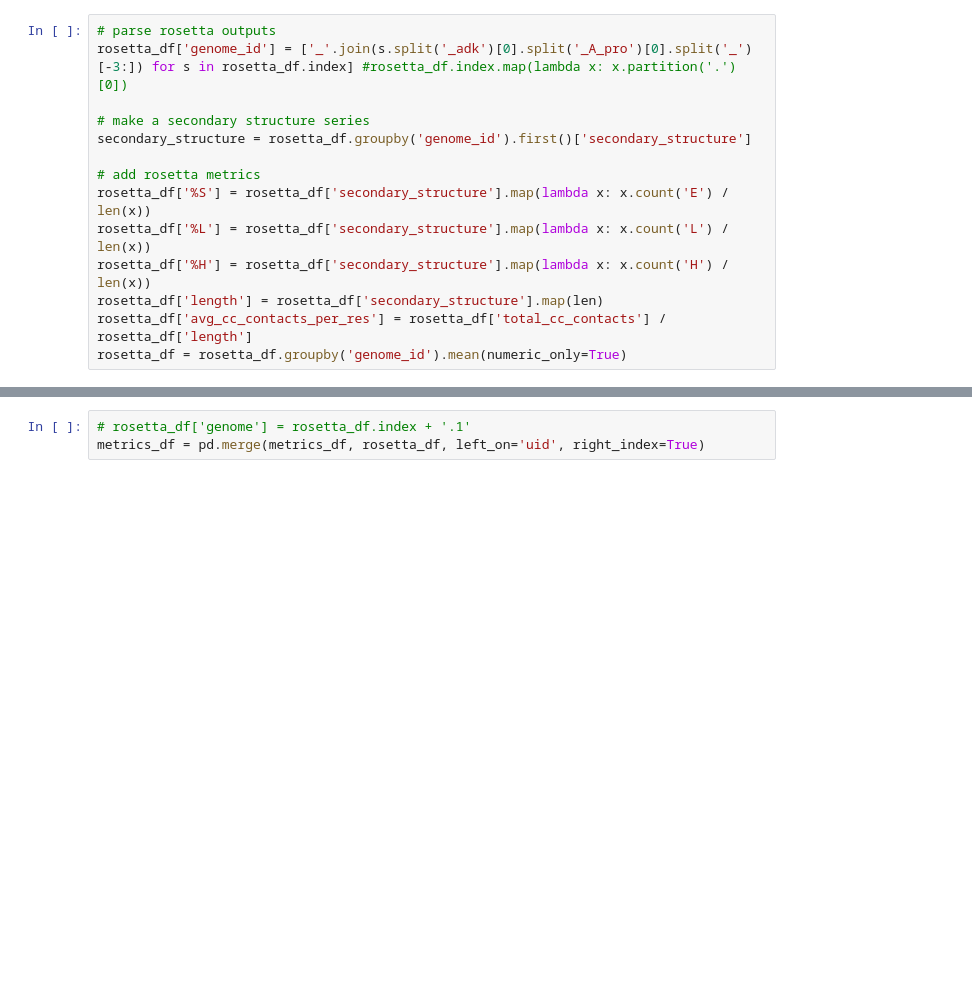
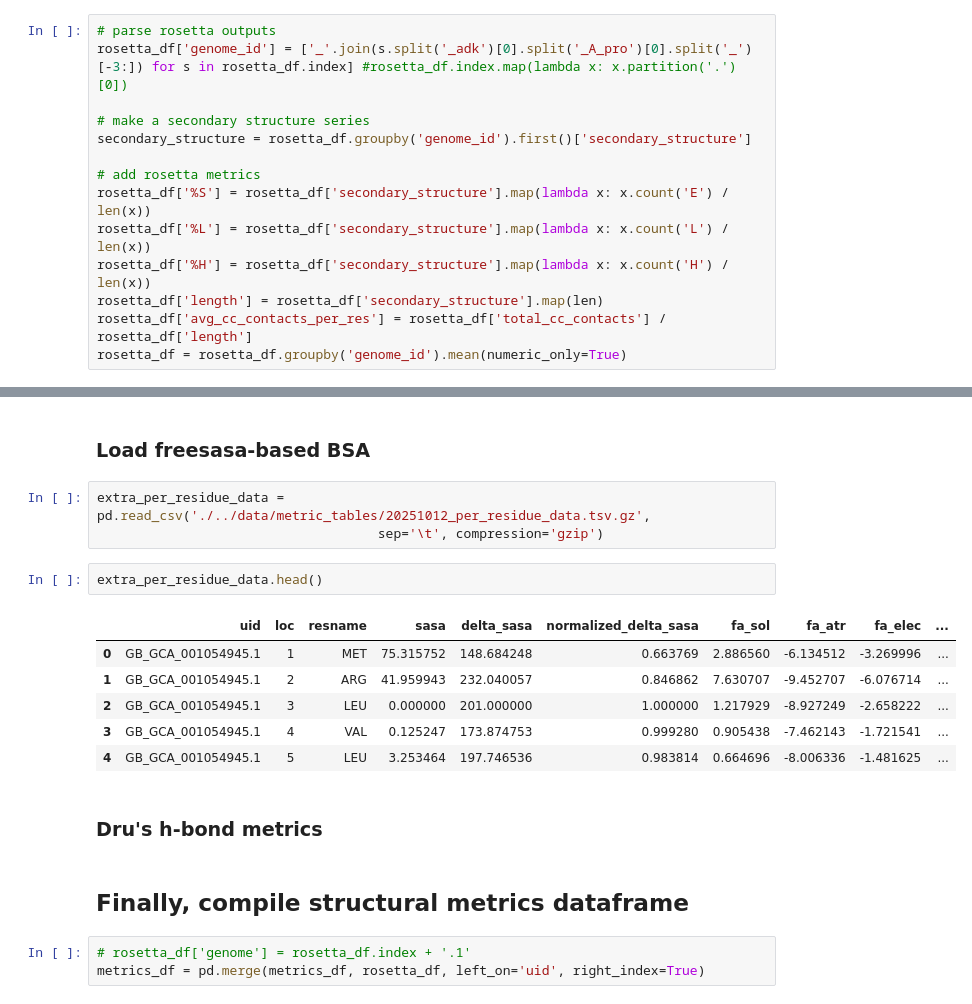
Before and after one commit to realmichaelhoffert/adenylate_kinase_ogt, a Jupyter notebook: notebooks/01_compile_data.ipynb, the cells around one changed output, grey strips where cells are left out. Saved outputs shown, nothing was run; the diff lists cells and outputs as text; blank space fills up the shorter version.

```diff
--- a/notebooks/01_compile_data.ipynb
+++ b/notebooks/01_compile_data.ipynb
@@ -97,3 +229,21 @@ rosetta_df = rosetta_df.groupby('genome_id').mean(numeric_only=True)
+# %% [markdown]
+### Load freesasa-based BSA
+# %%
+extra_per_residue_data = pd.read_csv('./../data/metric_tables/20251012_per_residue_data.tsv.gz',
+                                    sep='\t', compression='gzip')
+# %%
+extra_per_residue_data.head()
+# %% [output]
+|  | uid | loc | resname | sasa | delta_sasa | normalized_delta_sasa | fa_sol | fa_atr | fa_elec | ... |
+| 0 | GB_GCA_001054945.1 | 1 | MET | 75.315752 | 148.684248 | 0.663769 | 2.886560 | -6.134512 | -3.269996 | ... |
+| 1 | GB_GCA_001054945.1 | 2 | ARG | 41.959943 | 232.040057 | 0.846862 | 7.630707 | -9.452707 | -6.076714 | ... |
+| 2 | GB_GCA_001054945.1 | 3 | LEU | 0.000000 | 201.000000 | 1.000000 | 1.217929 | -8.927249 | -2.658222 | ... |
+| 3 | GB_GCA_001054945.1 | 4 | VAL | 0.125247 | 173.874753 | 0.999280 | 0.905438 | -7.462143 | -1.721541 | ... |
+| 4 | GB_GCA_001054945.1 | 5 | LEU | 3.253464 | 197.746536 | 0.983814 | 0.664696 | -8.006336 | -1.481625 | ... |
+# %% [markdown]
+### Dru's h-bond metrics
+# %% [markdown]
+## Finally, compile structural metrics dataframe
 # %%
 # rosetta_df['genome'] = rosetta_df.index + '.1'
 metrics_df = pd.merge(metrics_df, rosetta_df, left_on='uid', right_index=True)
```
Also changed, not shown: parts of 27 cells of this notebook.
